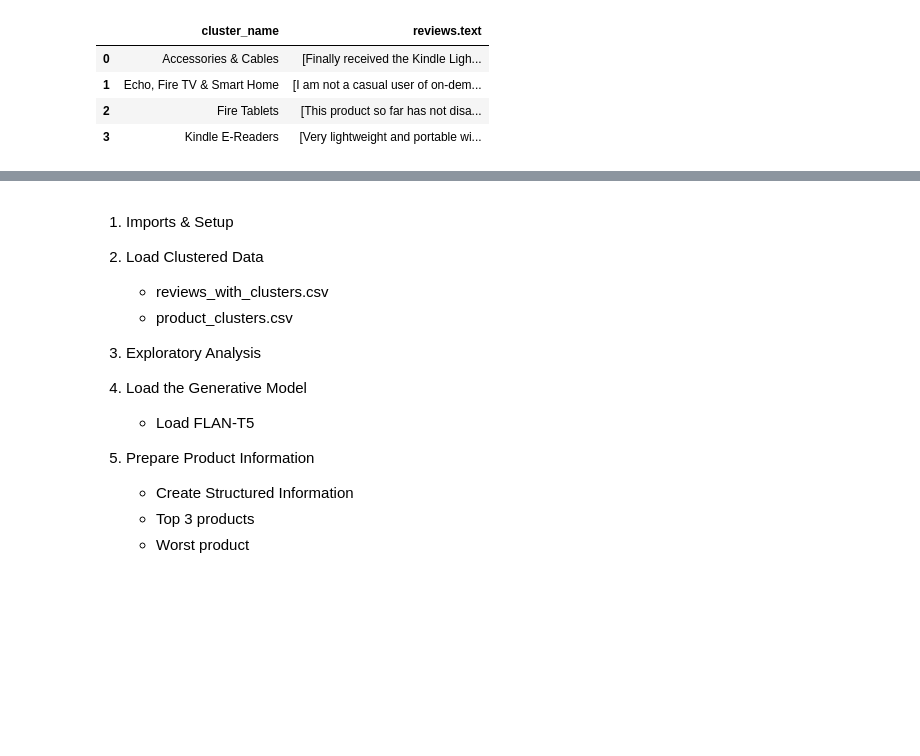
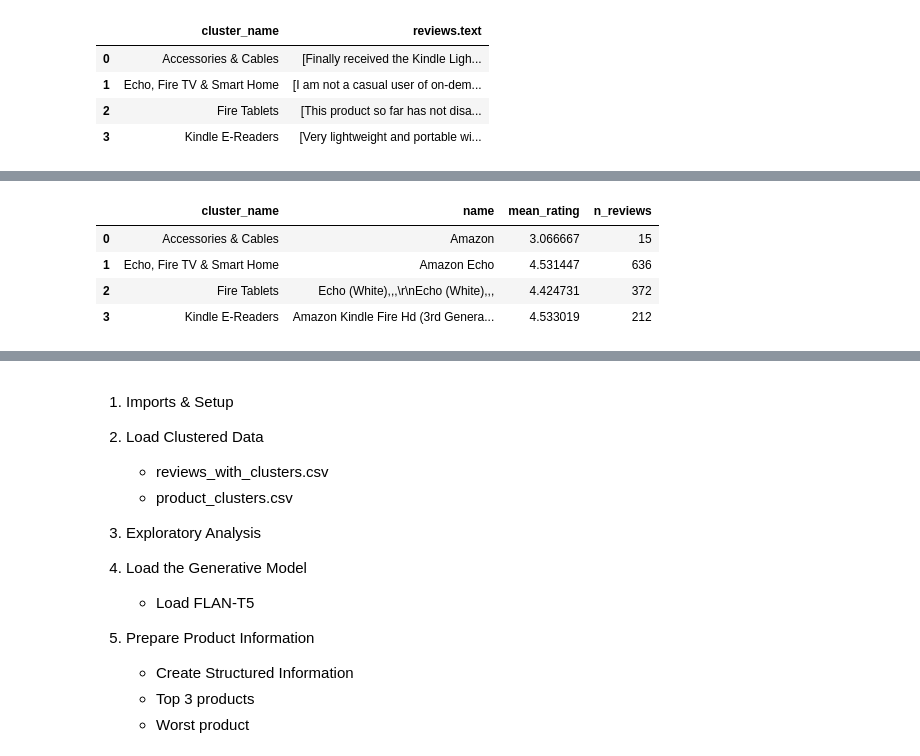
Before and after one commit to Martigol2/IRONHACK-AI-PROJECT3, a Jupyter notebook: Generative/Generative_ia.ipynb, the cells around one changed output, grey strips where cells are left out. Cells and saved outputs as stored; diff of their text form; code cells hidden in the pictures; blank space fills up the shorter version.

```diff
--- a/Generative/Generative_ia.ipynb
+++ b/Generative/Generative_ia.ipynb
@@ -338,0 +394,24 @@ category_reviews.head()
+# %%
+# ==========================================================
+# 5.3 Identify the Lowest Rated Product
+# ==========================================================
+
+lowest_products = get_lowest_products(
+    products,
+    reviews
+)
+
+lowest_products[
+    [
+        "cluster_name",
+        "name",
+        "mean_rating",
+        "n_reviews"
+    ]
+]
+# %% [output]
+|  | cluster_name | name | mean_rating | n_reviews |
+| 0 | Accessories & Cables | Amazon | 3.066667 | 15 |
+| 1 | Echo, Fire TV & Smart Home | Amazon Echo | 4.531447 | 636 |
+| 2 | Fire Tablets | Echo (White),,,\r\nEcho (White),,, | 4.424731 | 372 |
+| 3 | Kindle E-Readers | Amazon Kindle Fire Hd (3rd Genera... | 4.533019 | 212 |
```
Also changed, not shown: parts of 7 cells of this notebook.
